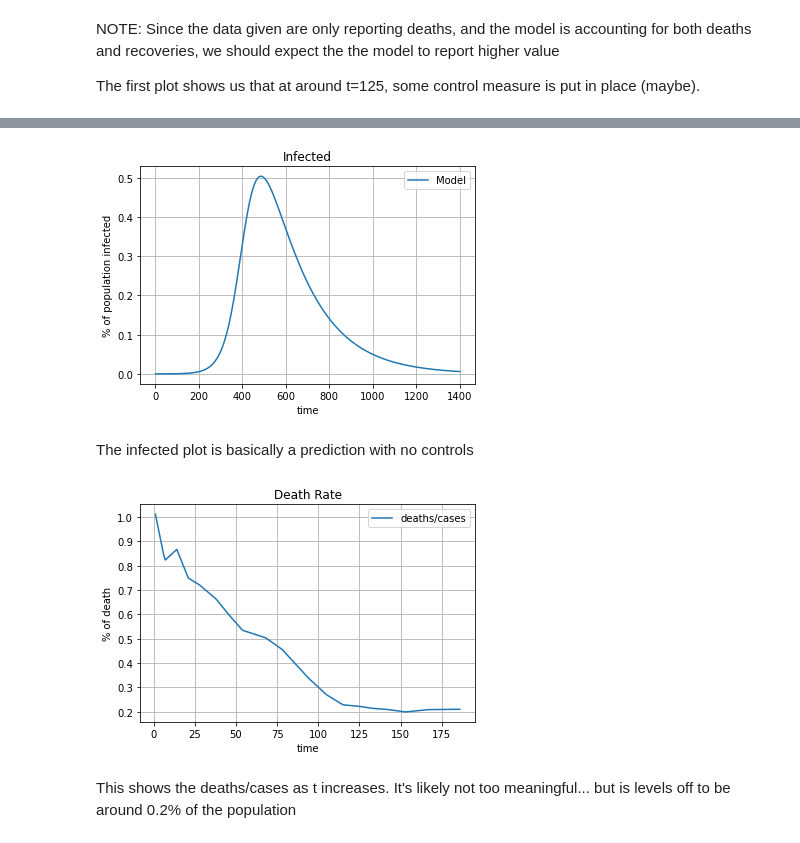
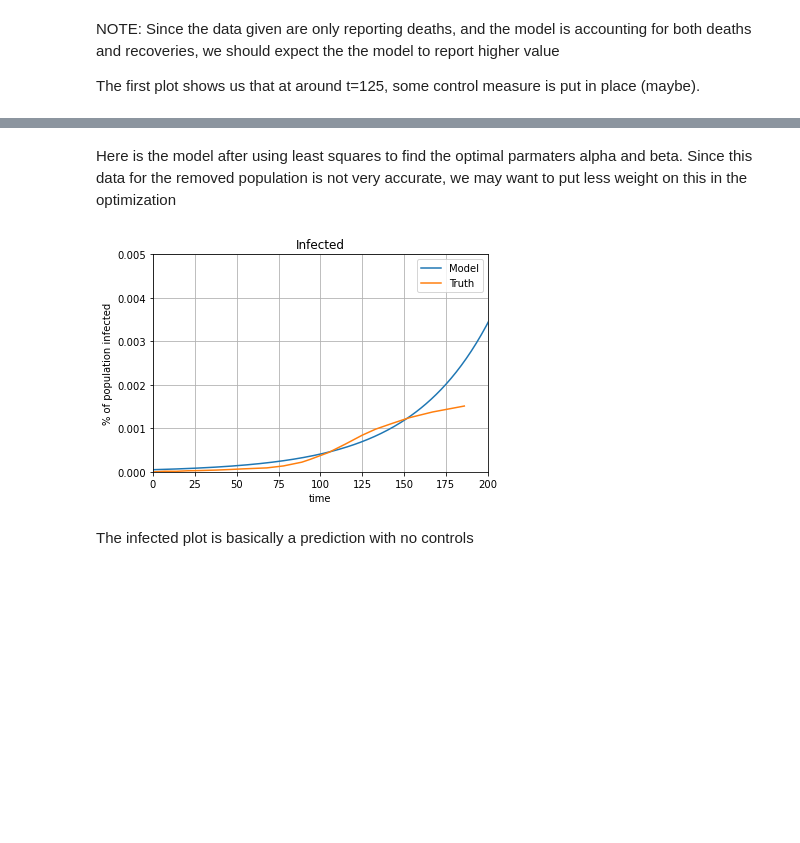
Before and after one commit to DusanKovac/Modelling-Cholera-Outbreak, a Jupyter notebook: first_go.ipynb, the cells around one changed output, grey strips where cells are left out. Drawn from its saved outputs; the diff is of its cells as text; code cells hidden in the pictures; blank space fills up the shorter version.

```diff
--- a/first_go.ipynb
+++ b/first_go.ipynb
@@ -43,2 +41,0 @@ We may need to make R0 higher, if we want to account for recoveries as well.
-# %%
-sol = np.array(odeint(SIR_model, [S0, I0, R0], who_data.iloc[:,2], args=(alpha, beta)))
@@ -82,0 +103,15 @@ The first plot shows us that at around t=125, some control measure is put in pla
+# %%
+# beta = 0.02869
+# alpha =0.006409
+
+alpha = result.params['alpha'].value
+beta = result.params['beta'].value
+
+print("Optimal Parameters: \nalpha =", alpha, "\nbeta =", beta)
+
+t = np.linspace(0, 1000, 1000)
+
+sol = np.array(odeint(SIR_model, [S0, I0, R0], t, args=(alpha, beta)))
+S_model = sol[:,0]
+I_model = sol[:,1]
+R_model = sol[:,2]
@@ -83,36 +152,22 @@ The first plot shows us that at around t=125, some control measure is put in pla
+# %% [markdown]
+Here is the model after using least squares to find the optimal parmaters alpha and beta.
+Since this data for the removed population is not very accurate, we may want to put less weight on this in the optimization
 # %%
-t2 = np.linspace(0,1400,1400)
-sol = np.array(odeint(SIR_model, [S0, I0, R0], t2, args=(alpha, beta)))
-
 plt.figure(figsize = [6, 4])
-plt.plot(t2, sol[:, 1], label = "Model")
-# not correct
-# infected = N - who_data.iloc[:,0] + who_data.iloc[:,1]
+plt.plot(t, I_model, label = "Model")
+plt.plot(times, I_data, label = "Truth")
 
 # plt.plot(times,infected/N, label = "true infected")
 plt.grid()
 plt.legend()
 plt.xlabel("time")
 plt.ylabel("% of population infected")
 plt.title("Infected")
+
+plt.ylim([0,0.005])
+plt.xlim([0,200])
 plt.show()
 # %% [output]
-[figure, old version]
+[figure, new version]
 # %% [markdown]
 The infected plot is basically a prediction with no controls
-# %%
-rate = who_data.iloc[:, 1]/who_data.iloc[:, 0]
-
-plt.figure(figsize = [6, 4])
-plt.plot(times, 100*rate, label = "deaths/cases")
-
-plt.grid()
-plt.legend()
-plt.xlabel("time")
-plt.ylabel("% of death")
-plt.title("Death Rate")
-plt.show()
-# %% [output]
-[figure, removed]
-# %% [markdown]
-This shows the deaths/cases as t increases. It's likely not too meaningful... but is levels off to be around 0.2% of the population
```
Also changed, not shown: parts of 20 cells of this notebook.
